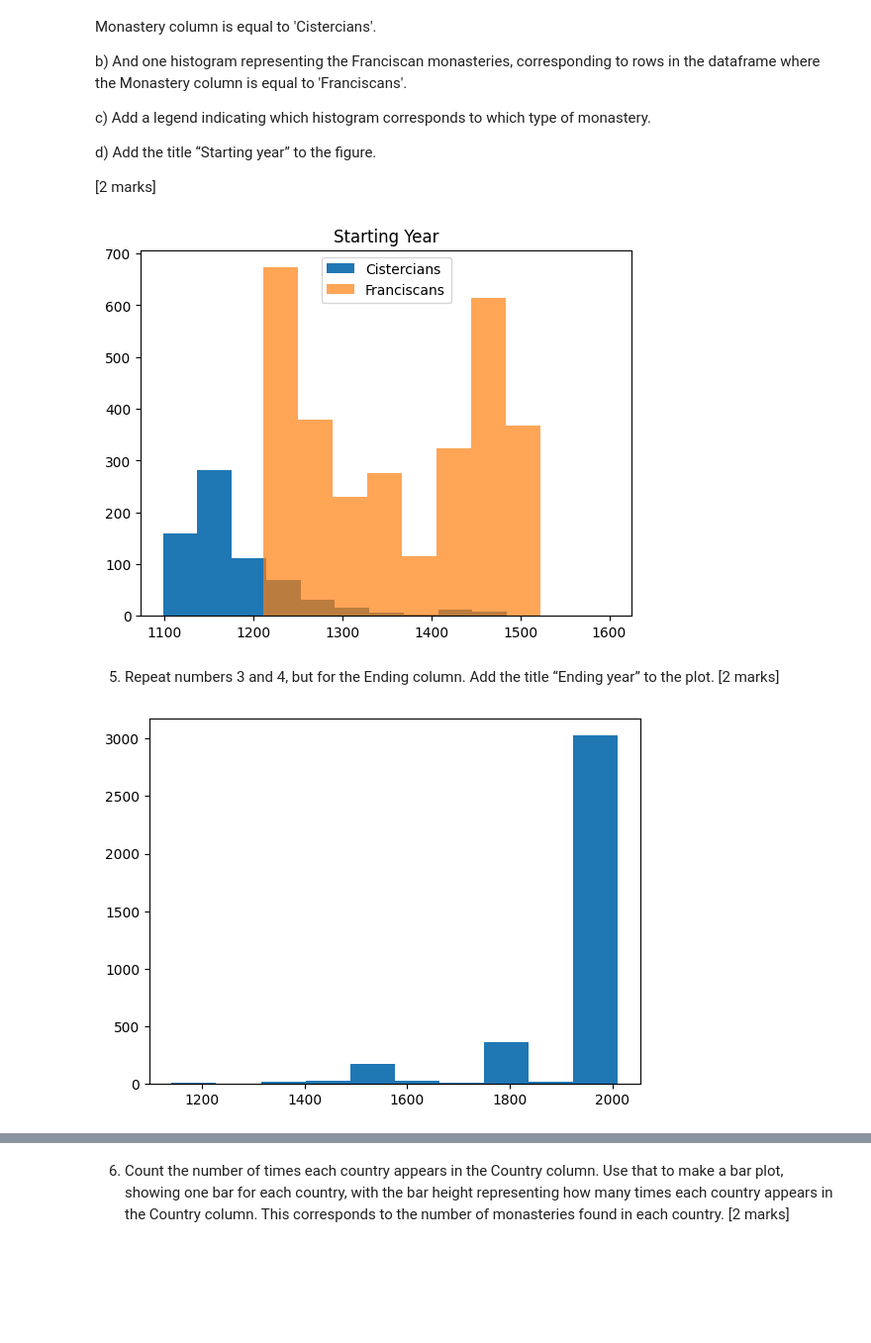
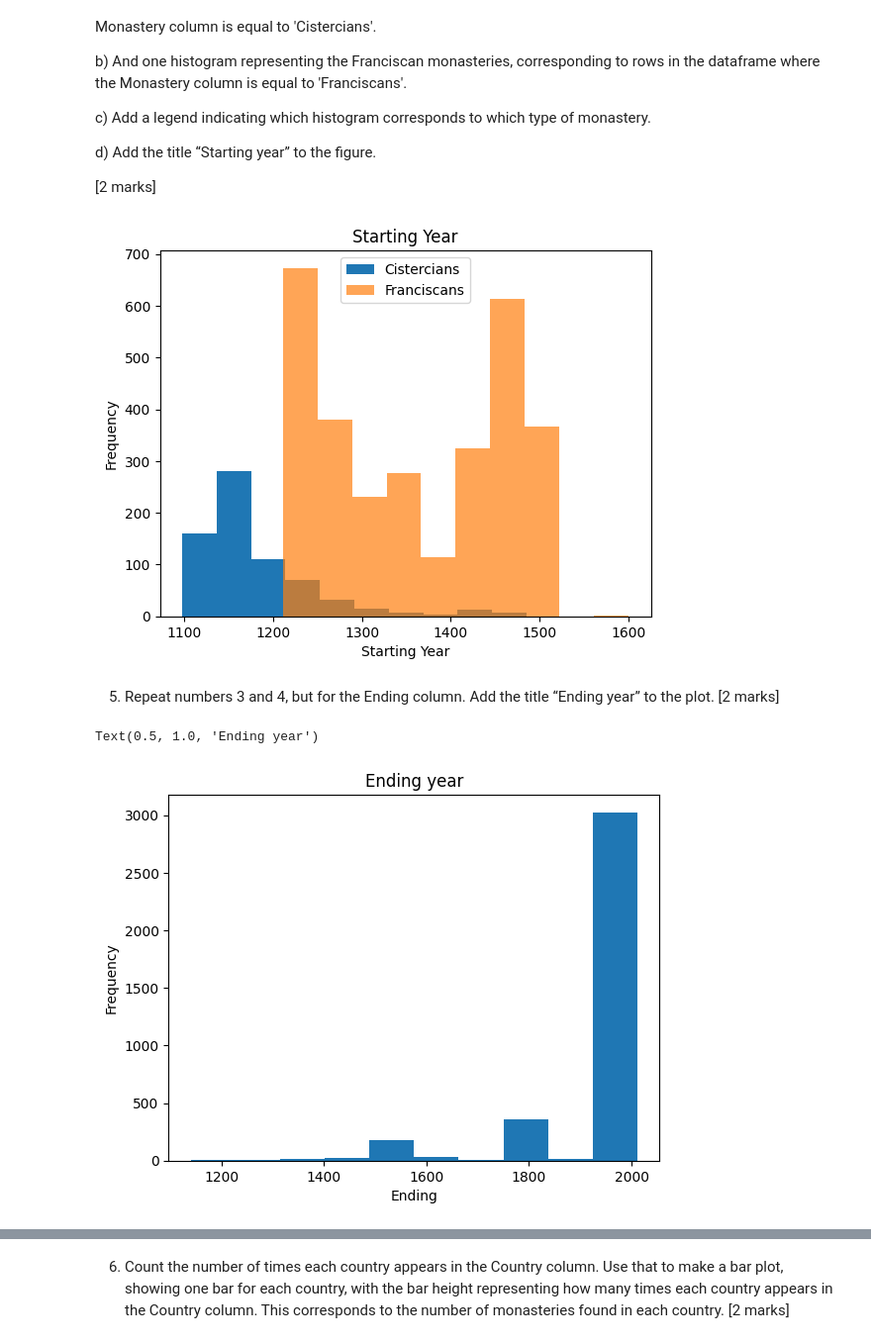
Before and after one commit to Hayai1/machine-learning-course-work, a Jupyter notebook: template-COM1011-STUDENTNUMBER.ipynb, the cells around one changed output, grey strips where cells are left out. Shown at 99% size. Saved outputs shown, nothing was run; the diff lists cells and outputs as text; code cells hidden in the pictures; blank space fills up the shorter version.

```diff
--- a/template-COM1011-STUDENTNUMBER.ipynb
+++ b/template-COM1011-STUDENTNUMBER.ipynb
@@ -72,20 +75,25 @@ d) Add the title “Starting year” to the figure.
 
 df1_cistercians = df1[df1['Monastery'] == 'Cistercians']
 df1_franciscan = df1[df1['Monastery'] == 'Franciscans']
-#draw a histogram on the first subplot
 ax = plt.hist(df1_cistercians['Starting'])
 ax = plt.hist(df1_franciscan['Starting'], alpha=0.7)
 ax = plt.legend(['Cistercians','Franciscans'])
 ax = plt.title('Starting Year')
+ax = plt.xlabel('Starting Year')
+ax = plt.ylabel('Frequency')
 # %% [output]
-[figure, old version]
+[figure, new version]
 # %% [markdown]
 5. Repeat numbers 3 and 4, but for the Ending column. Add the title “Ending year” to the plot.
 [2 marks]
 # %%
 ax = plt.hist(df1['Ending'])
+plt.xlabel('Ending')
+plt.ylabel('Frequency')
+plt.title('Ending year')
 # %% [output]
+Text(0.5, 1.0, 'Ending year')
-[figure, old version]
+[figure, new version]
 # %%
 df1_cistercians = df1[df1['Monastery'] == 'Cistercians']
 df1_franciscan = df1[df1['Monastery'] == 'Franciscans']
```
Also changed, not shown: parts of 61 cells of this notebook.
